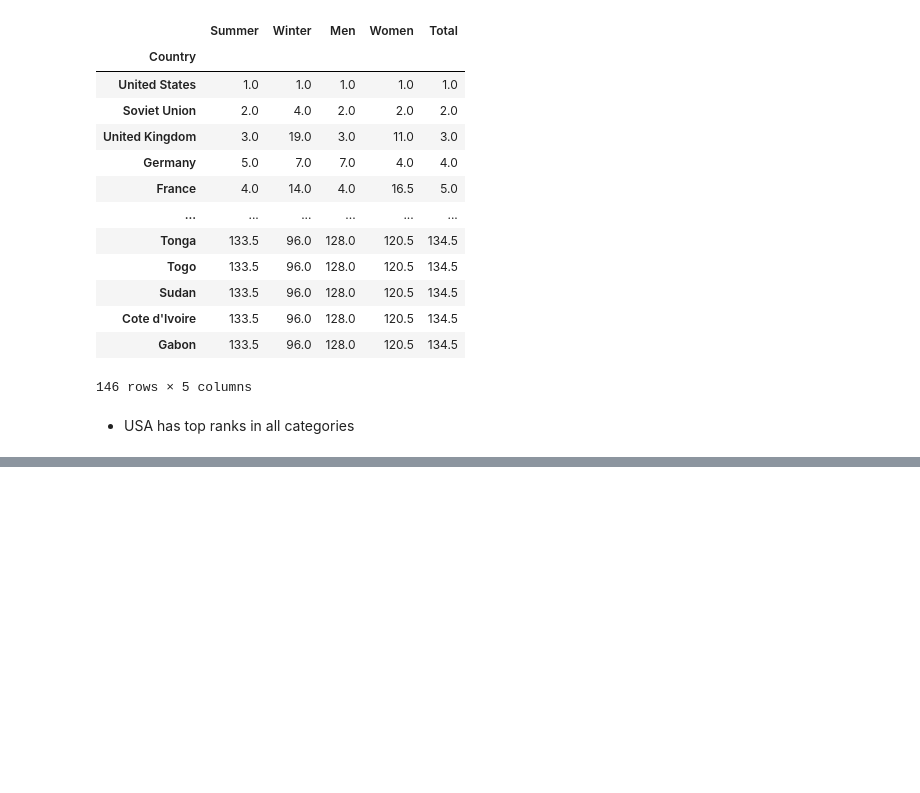
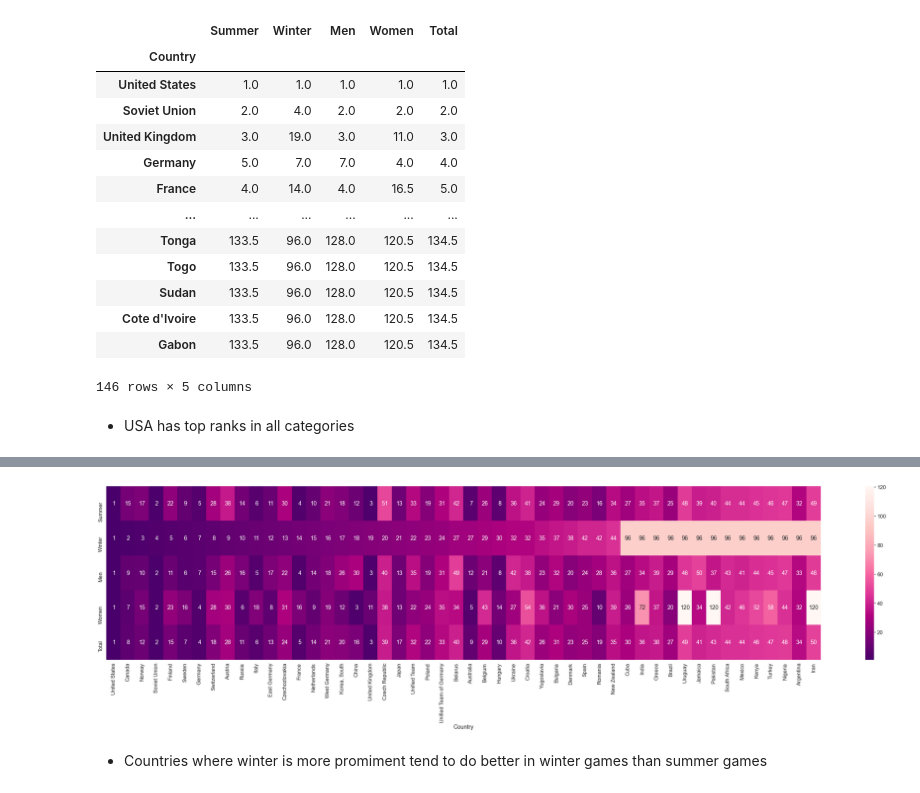
Before and after one commit to HunterKane/Explanatory-Data-Analysis-and-Seaborn-Olympic-Games-, a Jupyter notebook: Project 11 - Olympic Games Explanatory Data Analysis And Visualization .ipynb, the cells around one changed output, grey strips where cells are left out. Drawn from its saved outputs; the diff is of its cells as text; code cells hidden in the pictures; blank space fills up the shorter version.

```diff
--- a/Project 11 - Olympic Games Explanatory Data Analysis And Visualization .ipynb
+++ b/Project 11 - Olympic Games Explanatory Data Analysis And Visualization .ipynb
@@ -1405,0 +1468,9 @@ top_50 = ranks.head(50)
+# %%
+#Winter heatmap
+plt.figure(figsize = (50,10))
+sns.heatmap(top_50.sort_values(by = "Winter").T,cmap = 'RdPu_r', annot = True, fmt='2.0f')
+plt.show()
+# %% [output]
+[figure, added]
+# %% [markdown]
+ - Countries where winter is more promiment tend to do better in winter games than summer games
```
Also changed, not shown: parts of 31 cells of this notebook.
